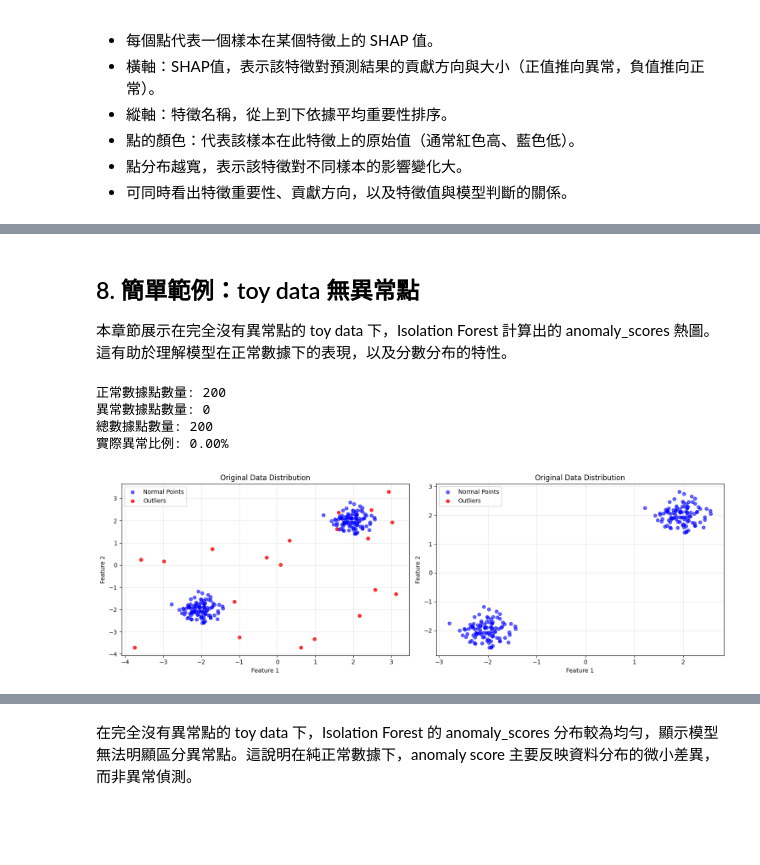
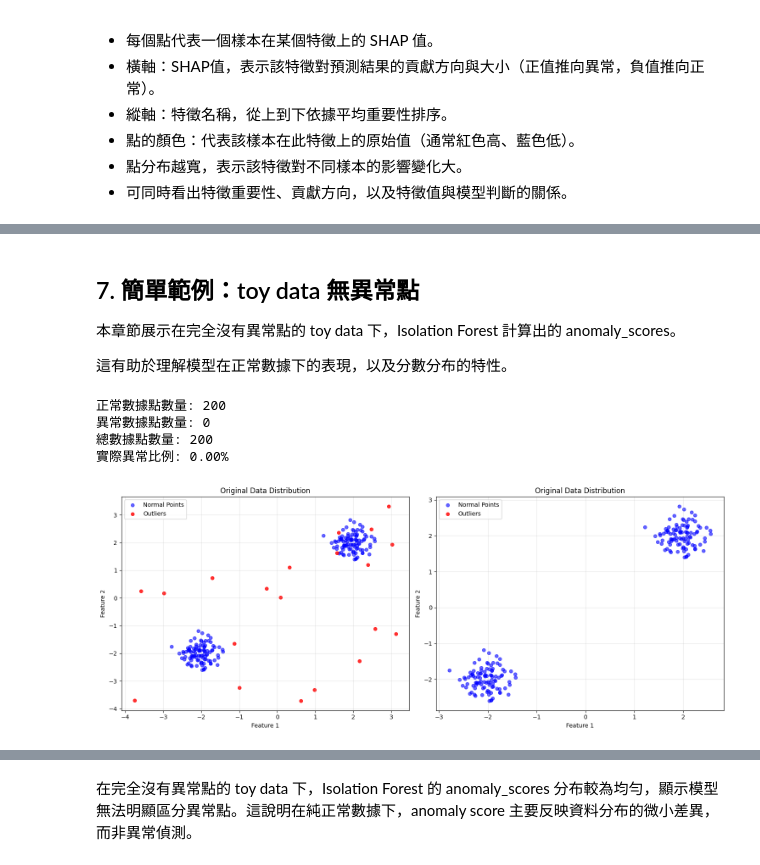
Before and after one commit to jonascheng/anomalyebook, a Jupyter notebook: 05_iforest-fraud-detection.ipynb, the cells around one changed output, grey strips where cells are left out. Cells and saved outputs as stored; diff of their text form; code cells hidden in the pictures; blank space fills up the shorter version.

```diff
--- a/05_iforest-fraud-detection.ipynb
+++ b/05_iforest-fraud-detection.ipynb
@@ -120,11 +129,15 @@ rng = np.random.RandomState(42)
 
 # 生成正常數據點
 # 創建兩群正常數據，每群100個點
-X_normal = 0.3 * rng.randn(100, 2)  # 標準差0.3讓數據更集中
-X = np.r_[X_normal + 2, X_normal - 2]  # 分別平移到(2,2)和(-2,-2)附近
+X_normal = 0.3 * rng.randn(100, 2)    # 標準差 0.3 讓數據更集中
+X = np.r_[X_normal + 2, X_normal - 2] # 分別平移到(2,2)和(-2,-2)附近
 
 # 生成異常數據點
-X_outliers = rng.uniform(low=-4, high=4, size=(20, 2))  # 20個隨機分布的異常點
+X_outliers = rng.uniform(
+  low=-4,
+  high=4,
+  size=(20, 2)  # 在[-4, 4]範圍內生成 20 筆 2D 離群點
+)
 
 # 合併所有數據
 X_full = np.r_[X, X_outliers]
@@ -133,16 +146,6 @@ print(f"正常數據點數量: {len(X)}")
 print(f"異常數據點數量: {len(X_outliers)}")
 print(f"總數據點數量: {len(X_full)}")
 print(f"實際異常比例: {len(X_outliers)/len(X_full):.2%}")
-
-# 視覺化原始數據
-fig, ax = plt.subplots(figsize=(10, 6))
-ax.scatter(X[:, 0], X[:, 1], c='blue', s=30, alpha=0.6, label='Normal Points')
-ax.scatter(X_outliers[:, 0], X_outliers[:, 1], c='red', s=30, alpha=0.8, label='Outliers')
-ax.set_title("Original Data Distribution")
-ax.set_xlabel("Feature 1")
-ax.set_ylabel("Feature 2")
-ax.legend()
-ax.grid(True, alpha=0.3)
 # %% [output]
 正常數據點數量: 200
 異常數據點數量: 20
@@ -960,51 +909,69 @@ plt.show()
 # %% [markdown]
-## 8. 簡單範例：toy data 無異常點
+## 7. 簡單範例：toy data 無異常點
 
-本章節展示在完全沒有異常點的 toy data 下，Isolation Forest 計算出的 anomaly_scores 熱圖。這有助於理解模型在正常數據下的表現，以及分數分布的特性。
+本章節展示在完全沒有異常點的 toy data 下，Isolation Forest 計算出的 anomaly_scores。
+
+這有助於理解模型在正常數據下的表現，以及分數分布的特性。
 # %%
 # 利用先前產生的 X_normal 產生無異常點的 toy data
 
 # 視覺化原始數據
-plt.figure(figsize=(15, 5))
+plt.figure(figsize=(15, 6))
 plt.subplot(1, 2, 1)
-plt.scatter(X[:, 0], X[:, 1], c='blue', s=30, alpha=0.6, label='Normal Points')
-plt.scatter(X_outliers[:, 0], X_outliers[:, 1], c='red', s=30, alpha=0.8, label='Outliers')
+# 繪製正常點
+plt.scatter(
+  X[:, 0], X[:, 1],
+  c='blue', s=30, alpha=0.6, label='Normal Points'
+)
+# 繪製異常點
+plt.scatter(
+  X_outliers[:, 0], X_outliers[:, 1],
+  c='red', s=30, alpha=0.8, label='Outliers'
+)
+
 plt.title("Original Data Distribution")
 plt.xlabel("Feature 1")
 plt.ylabel("Feature 2")
 plt.legend()
 plt.grid(True, alpha=0.3)
 
 # 生成正常數據點
 # 清空先前 X_outliers
 X_outliers = np.empty((0, 2))
 
 # 合併所有數據
 X_full_normal = np.r_[X, X_outliers]
 
 print(f"正常數據點數量: {len(X)}")
 print(f"異常數據點數量: {len(X_outliers)}")
 print(f"總數據點數量: {len(X_full_normal)}")
 print(f"實際異常比例: {len(X_outliers)/len(X_full_normal):.2%}")
 
 # 視覺化原始數據
 plt.subplot(1, 2, 2)
-plt.scatter(X[:, 0], X[:, 1], c='blue', s=30, alpha=0.6, label='Normal Points')
-plt.scatter(X_outliers[:, 0], X_outliers[:, 1], c='red', s=30, alpha=0.8, label='Outliers')
+plt.scatter(
+  X[:, 0], X[:, 1],
+  c='blue', s=30, alpha=0.6, label='Normal Points'
+)
+plt.scatter(
+  X_outliers[:, 0], X_outliers[:, 1],
+  c='red', s=30, alpha=0.8, label='Outliers'
+)
+
 plt.title("Original Data Distribution")
 plt.xlabel("Feature 1")
 plt.ylabel("Feature 2")
 plt.legend()
 plt.grid(True, alpha=0.3)
 
 plt.tight_layout()
 plt.show()
 # %% [output]
 正常數據點數量: 200
 異常數據點數量: 0
 總數據點數量: 200
 實際異常比例: 0.00%
-[figure, old version]
+[figure, new version]
 # %%
 # 建立 Isolation Forest 模型
 clf = IsolationForest(
```
Also changed, not shown: parts of 37 cells of this notebook.
